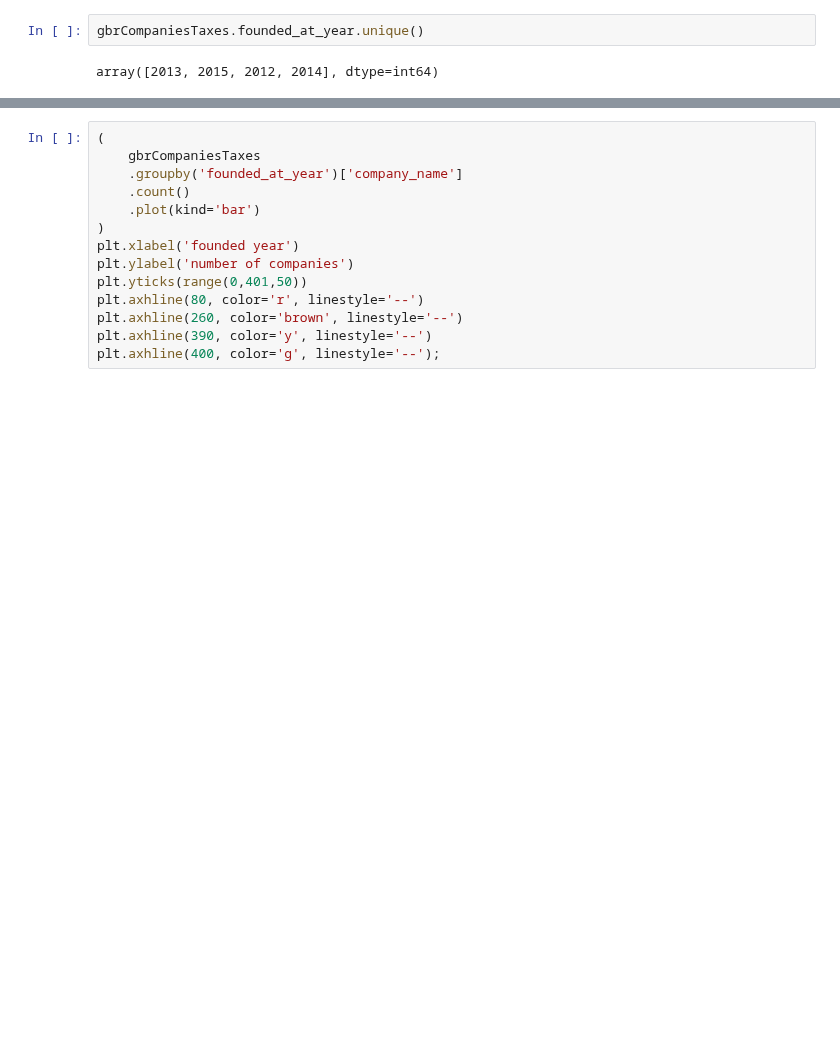
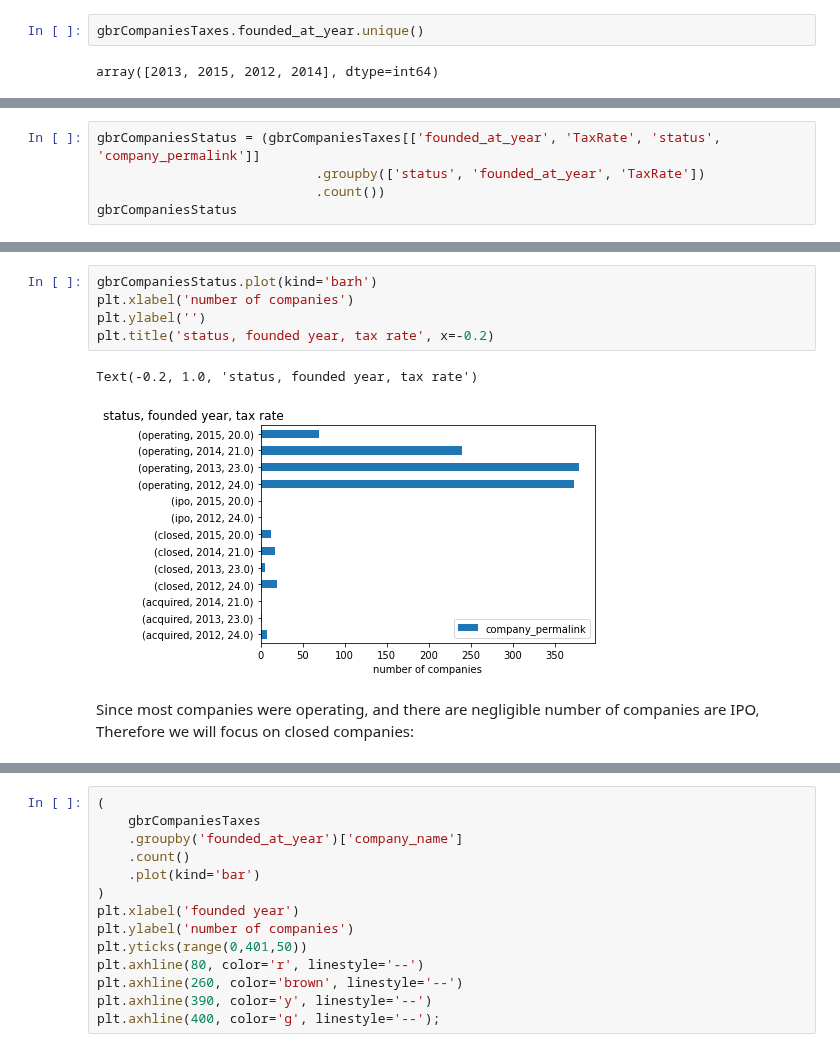
Before and after one commit to OdyAsh/StartupCompanies, a Jupyter notebook: Ashraf-Startup-Companies.ipynb, the cells around one changed output, grey strips where cells are left out. Cells and saved outputs as stored; diff of their text form; blank space fills up the shorter version.

```diff
--- a/Ashraf-Startup-Companies.ipynb
+++ b/Ashraf-Startup-Companies.ipynb
@@ -541,0 +566,5 @@ array([2013, 2015, 2012, 2014], dtype=int64)
+# %%
+gbrCompaniesStatus = (gbrCompaniesTaxes[['founded_at_year', 'TaxRate', 'status', 'company_permalink']]
+                            .groupby(['status', 'founded_at_year', 'TaxRate'])
+                            .count())
+gbrCompaniesStatus
@@ -541,0 +587,11 @@ array([2013, 2015, 2012, 2014], dtype=int64)
+# %%
+gbrCompaniesStatus.plot(kind='barh')
+plt.xlabel('number of companies')
+plt.ylabel('')
+plt.title('status, founded year, tax rate', x=-0.2)
+# %% [output]
+Text(-0.2, 1.0, 'status, founded year, tax rate')
+[figure, added]
+# %% [markdown]
+Since most companies were operating, and there are negligible number of companies are IPO, <br>
+Therefore we will focus on closed companies:
```
Also changed, not shown: parts of 30 cells of this notebook.
